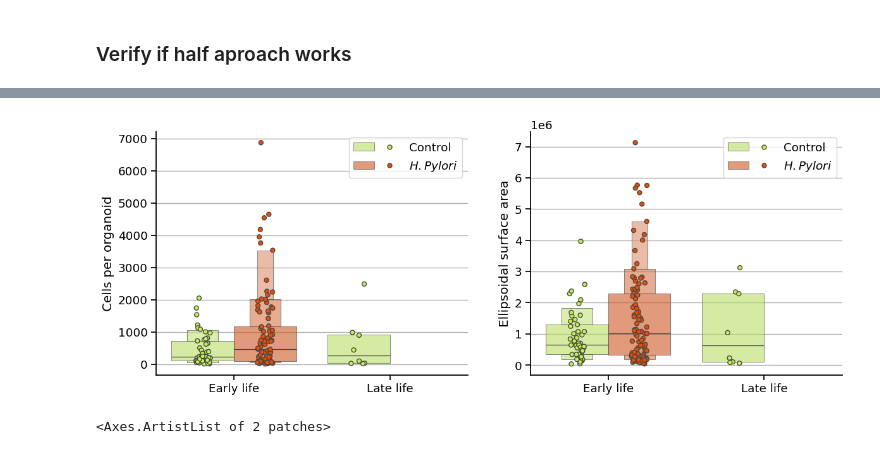
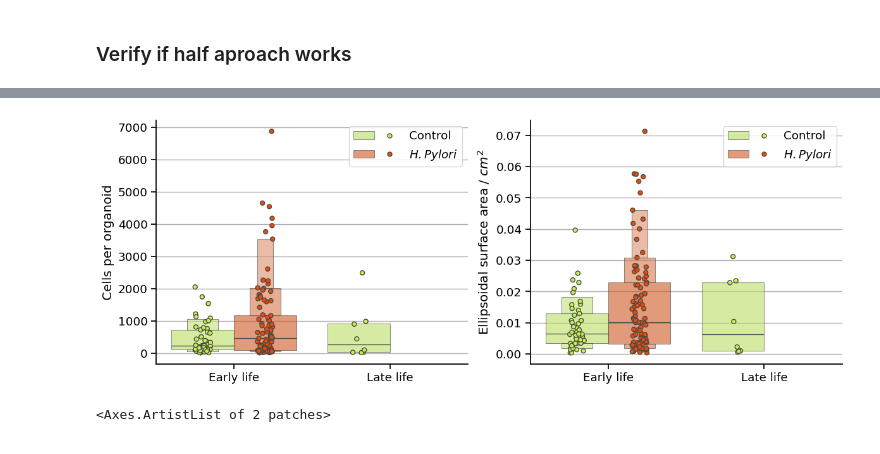
Before and after one commit to DaRoemer/OrganoCellQuant, a Jupyter notebook: Cell_count_analysis.ipynb, the cells around one changed output, grey strips where cells are left out. Drawn from its saved outputs; the diff is of its cells as text; code cells hidden in the pictures.

```diff
--- a/Cell_count_analysis.ipynb
+++ b/Cell_count_analysis.ipynb
@@ -59,8 +59,8 @@ Data['number slices top half']  = Data['number slices top half'].apply(calculate
 Data['dz']                      = Data['number slices top half'] * CF_z
 
 # Calculate surface of ellipsoid
-Data['Ellipsoid_surface_area']  = Data.apply(lambda row: ellipsoid_surface_area(row['dz']*2, row['small diameter µm'], row['biggest diameter µm']), axis=1)
-Data['cells_per_area']          = Data['number cells top half'] / Data['Ellipsoid_surface_area'] * 2 *1000000
+Data['Ellipsoid_surface_area']  = Data.apply(lambda row: ellipsoid_surface_area(row['dz']*2, row['small diameter µm'], row['biggest diameter µm']), axis=1) /100000000
+Data['cells_per_area']          = Data['number cells top half'] / Data['Ellipsoid_surface_area'] * 2
 Data['cells_per_area_log']      = np.log(Data['cells_per_area'])
 Data['n_cells_log']             = np.log(Data['number cells top half'])
 
@@ -134,7 +134,7 @@ Notes:
 [1] Standard Errors assume that the covariance matrix of the errors is correctly specified.
 # %%
 fig, (ax1, ax2) = plt.subplots(figsize=(14,5), ncols=2)
-for ax, feature, y_label in zip([ax1, ax2,], ['number cells top half', 'Ellipsoid_surface_area'], ['Cells per organoid', 'Ellipsoidal surface area']):
+for ax, feature, y_label in zip([ax1, ax2,], ['number cells top half', 'Ellipsoid_surface_area'], ['Cells per organoid', 'Ellipsoidal surface area / $cm^2$']):
 
     # Your boxenplot and stripplot code
     sns.boxenplot(data=DataTrusted,
@@ -154,34 +154,34 @@ for ax, feature, y_label in zip([ax1, ax2,], ['number cells top half', 'Ellipsoi
                 x="Infection_time",
                 palette=['#c4f250', '#eb4d05'],
                 dodge=True,
                 edgecolor='gray',
                 linewidth=1,
                 jitter=0.1,
                 ax=ax
                 )
 
     # Legend code (unchanged)
     handles, labels = ax.get_legend_handles_labels()
     ax.legend(handles=[(handles[0], handles[2]), (handles[1], handles[3])],
             labels=['Control', '$\it{H. Pylori}$'],
             loc='best', handlelength=4,
             handler_map={tuple: HandlerTuple(ndivide=None)})
 
     # Add grid (unchanged)
     ax.grid(axis='y')
     ax.set_axisbelow(True)
     ax.set_ylabel(y_label)
     ax.set_xlabel('')
 
     # Remove spine (unchanged)
     for s in ["top", "right"]:
         ax.spines[s].set_visible(False)
 
 
 # Show the plot
 plt.show()
 # %% [output]
-[figure, old version]
+[figure, new version]
 # %%
 ax1.patches
 # %% [output]
```
Also changed, not shown: parts of 5 cells of this notebook.
